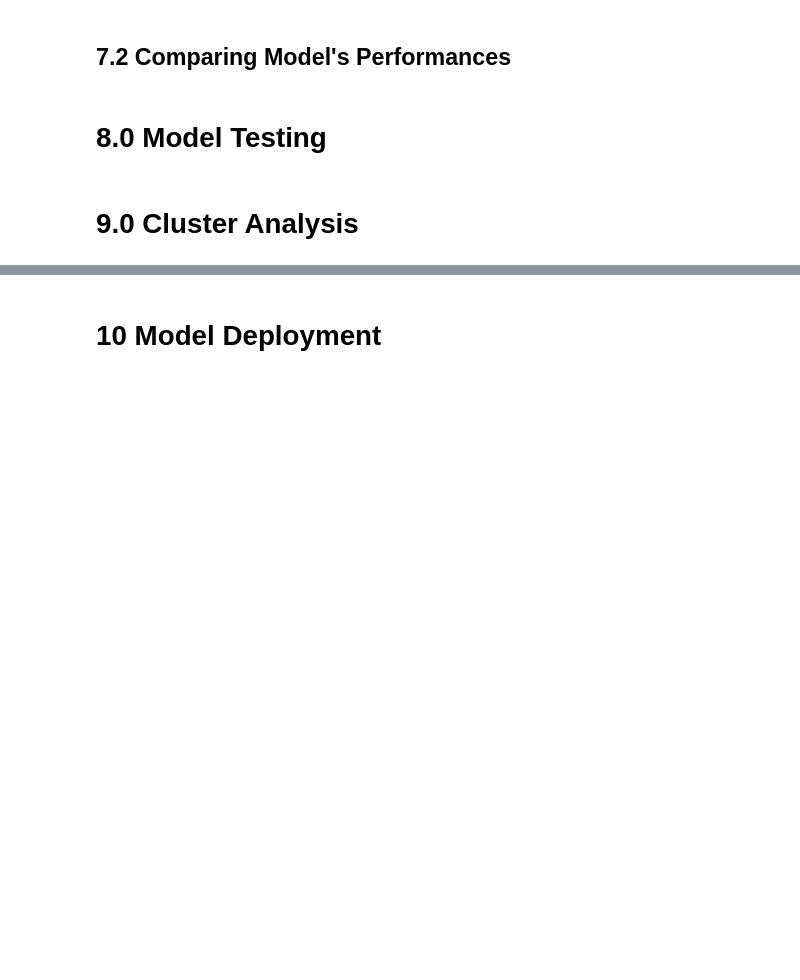
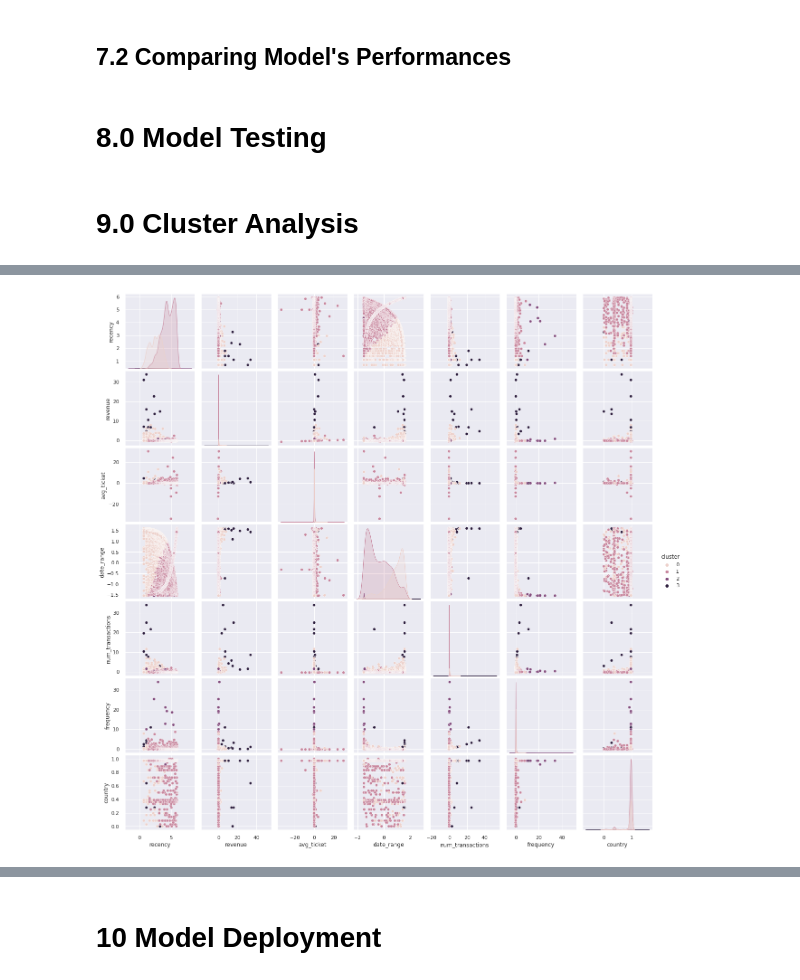
Before and after one commit to humberto-aguiar/Insiders-Fidelity-Clustering, a Jupyter notebook: notebooks/c2-metrics.ipynb, the cells around one changed output, grey strips where cells are left out. Cells and saved outputs as stored; diff of their text form; code cells hidden in the pictures; blank space fills up the shorter version.

```diff
--- a/notebooks/c2-metrics.ipynb
+++ b/notebooks/c2-metrics.ipynb
@@ -542,0 +550,6 @@ sns.scatterplot( data = df_res, x = 'frequency', y = 'revenue', hue = 'cluster',
+# %%
+# columns from pipeline
+cols = ['recency', 'revenue', 'avg_ticket', 'date_range', 'num_transactions', 'frequency','country']
+df_viz = pd.DataFrame(df_prep, columns = cols)
+df_viz['cluster'] = labels
+df_viz.head()
@@ -542,0 +563,4 @@ sns.scatterplot( data = df_res, x = 'frequency', y = 'revenue', hue = 'cluster',
+# %%
+sns.pairplot(data = df_viz, hue = 'cluster' );
+# %% [output]
+[figure, added]
```
Also changed, not shown: parts of 17 cells of this notebook.
